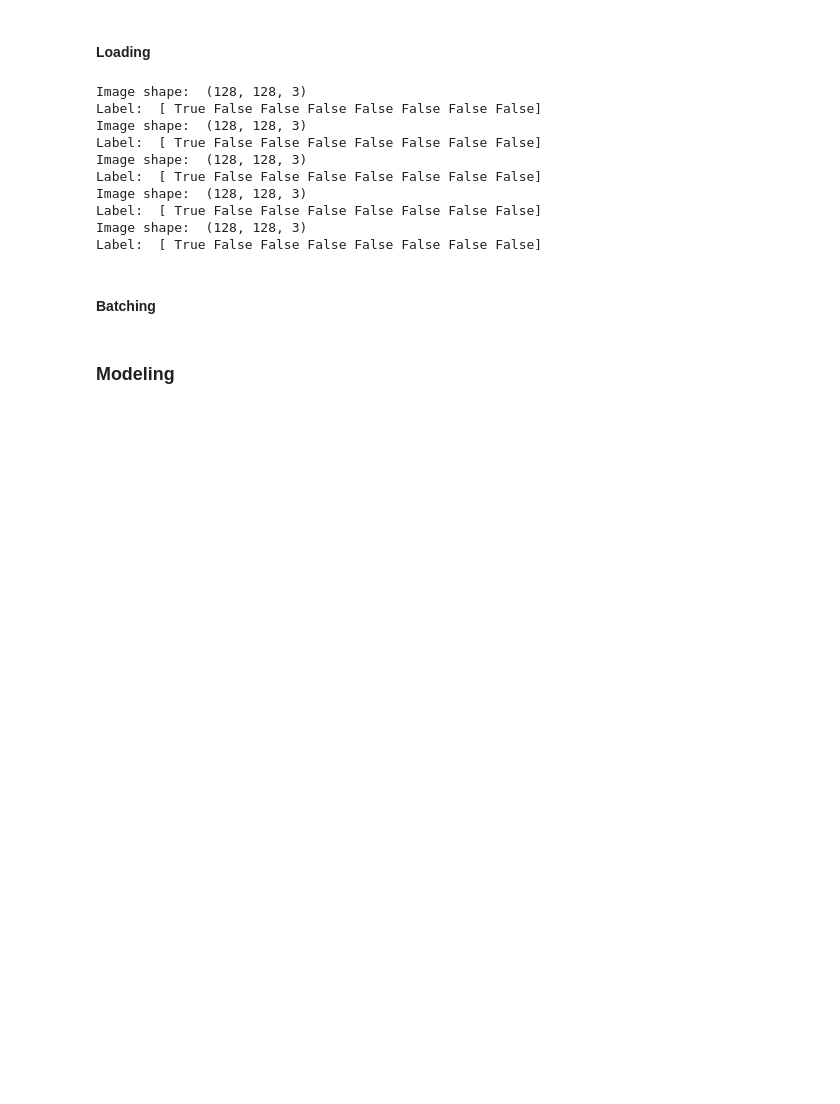
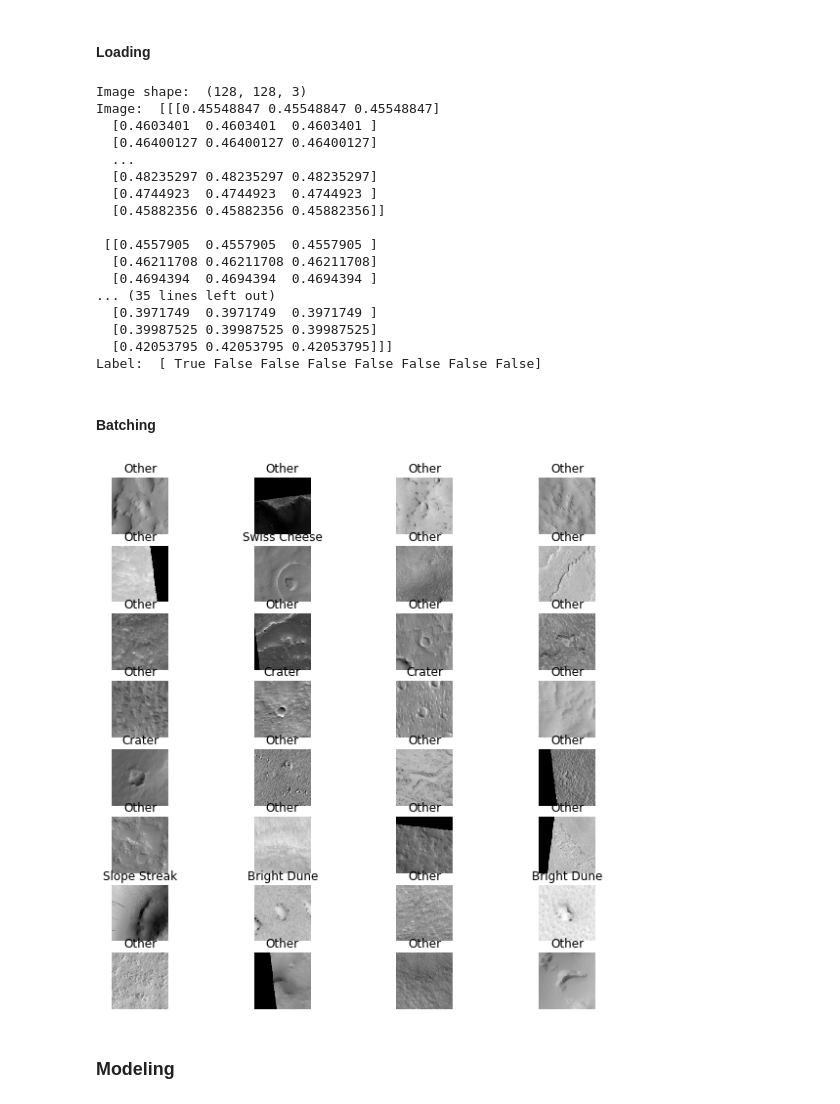
Before and after one commit to david-kishi/Marks-Landmark-Identifier, a Jupyter notebook: MLI_CNN_Training.ipynb, the cells around one changed output. Drawn from its saved outputs; the diff is of its cells as text; code cells hidden in the pictures; blank space fills up the shorter version.

Commit message:
Added training logs. Added first model.

```diff
--- a/MLI_CNN_Training.ipynb
+++ b/MLI_CNN_Training.ipynb
@@ -59,28 +68,76 @@ CLASS_NAMES = np.array([
 
 # Image Size
 IMG_WIDTH = IMG_HEIGHT = 128
+BATCH_SIZE = 32
 # %% [markdown]
 #### Loading
 # %%
 list_ds = tf.data.Dataset.list_files(str("hirise-map-proj-v3/datasets/*/*"))
 labeled_ds = list_ds.map(process_path, num_parallel_calls=tf.data.experimental.AUTOTUNE)
 # %%
-for image, label in labeled_ds.take(5):
+for image, label in labeled_ds.take(1):
     print("Image shape: ", image.numpy().shape)
+    print("Image: ", image.numpy())
     print("Label: ", label.numpy())
 # %% [output]
 Image shape:  (128, 128, 3)
+Image:  [[[0.45548847 0.45548847 0.45548847]
+  [0.4603401  0.4603401  0.4603401 ]
+  [0.46400127 0.46400127 0.46400127]
+  ...
+  [0.48235297 0.48235297 0.48235297]
+  [0.4744923  0.4744923  0.4744923 ]
+  [0.45882356 0.45882356 0.45882356]]
+
+ [[0.4557905  0.4557905  0.4557905 ]
+  [0.46211708 0.46211708 0.46211708]
+  [0.4694394  0.4694394  0.4694394 ]
+... (35 lines left out)
+  [0.3971749  0.3971749  0.3971749 ]
+  [0.39987525 0.39987525 0.39987525]
+  [0.42053795 0.42053795 0.42053795]]]
 Label:  [ True False False False False False False False]
-Image shape:  (128, 128, 3)
-Label:  [ True False False False False False False False]
-Image shape:  (128, 128, 3)
-Label:  [ True False False False False False False False]
-Image shape:  (128, 128, 3)
-Label:  [ True False False False False False False False]
-Image shape:  (128, 128, 3)
-Label:  [ True False False False False False False False]
 # %% [markdown]
 #### Batching
+# %%
+def prepare_for_training(ds, cache=True, shuffle_buffer_size=10000):
+  # This is a small dataset, only load it once, and keep it in memory.
+  # use `.cache(filename)` to cache preprocessing work for datasets that don't
+  # fit in memory.
+  if cache:
+    if isinstance(cache, str):
+      ds = ds.cache(cache)
+    else:
+      ds = ds.cache()
+
+  ds = ds.shuffle(buffer_size=shuffle_buffer_size)
+
+  # Repeat forever
+  ds = ds.repeat()
+
+  ds = ds.batch(BATCH_SIZE)
+
+  # `prefetch` lets the dataset fetch batches in the background while the model
+  # is training.
+  ds = ds.prefetch(buffer_size=tf.data.experimental.AUTOTUNE)
+
+  return ds
+# %%
+def show_batch(image_batch, label_batch):
+  plt.figure(figsize=(10,10))
+  for n in range(BATCH_SIZE):
+      ax = plt.subplot(8,4,n+1)
+      plt.imshow(image_batch[n])
+      plt.title(CLASS_NAMES[label_batch[n]==1][0].title())
+      plt.axis('off')
+# %%
+train_ds = prepare_for_training(labeled_ds)
+
+image_batch, label_batch = next(iter(train_ds))
+# %%
+show_batch(image_batch.numpy(), label_batch.numpy())
+# %% [output]
+[figure, added]
 # %% [markdown]
 ### Modeling
 # %%
```
Also changed, not shown: parts of 8 cells of this notebook, 8 other files.
